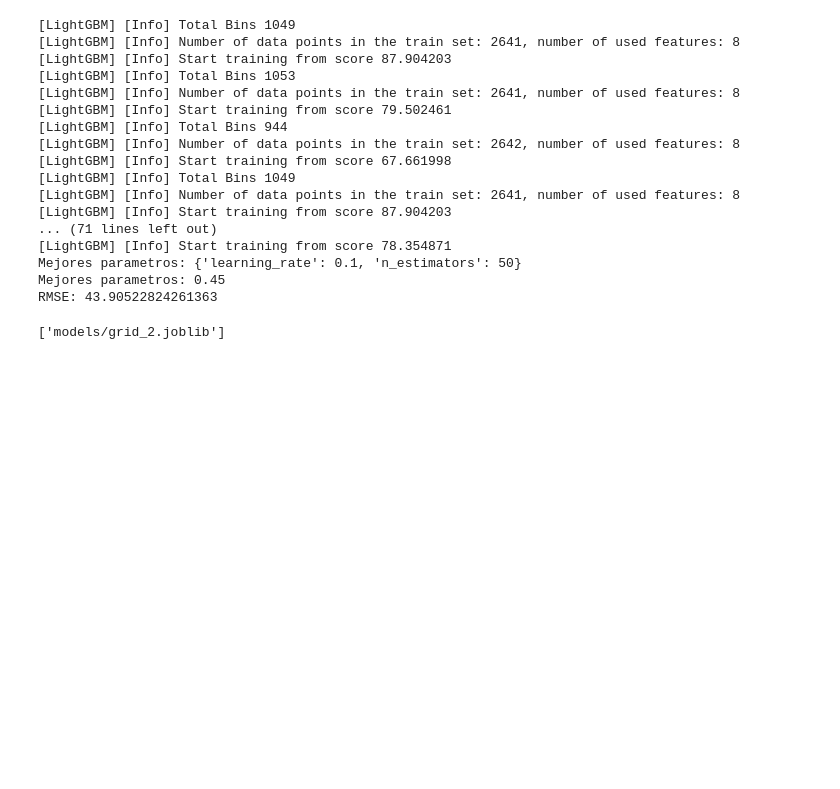
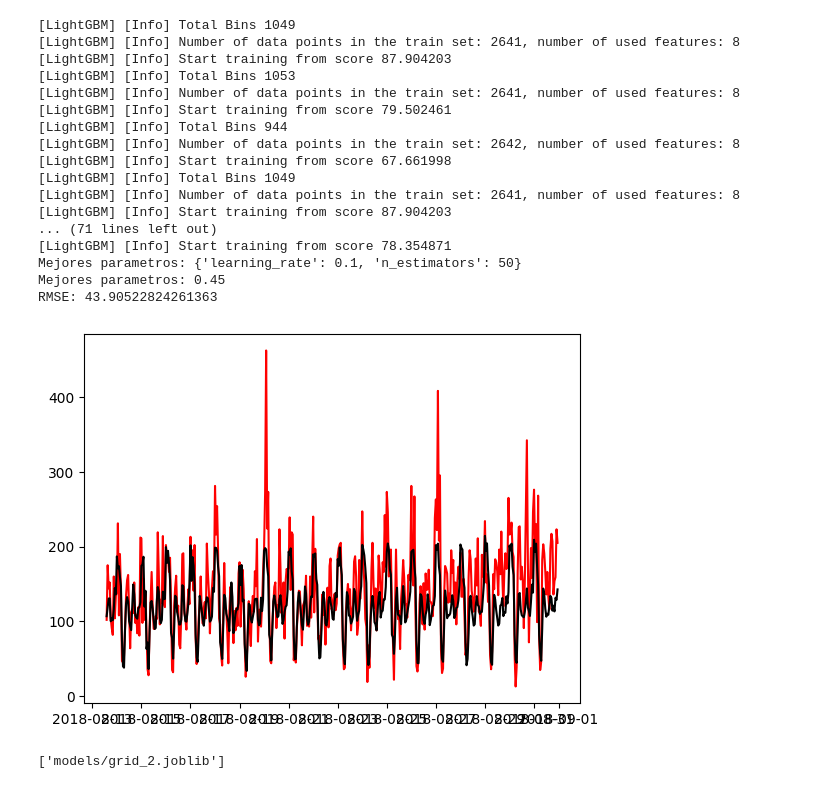
Before and after one commit to santicar1809/taxi_service, a Jupyter notebook: code_13.ipynb, the cells around one changed output. Saved outputs shown, nothing was run; the diff lists cells and outputs as text; code cells hidden in the pictures; blank space fills up the shorter version.

```diff
--- a/code_13.ipynb
+++ b/code_13.ipynb
@@ -375,6 +406,14 @@ print("RMSE:",rmse_3)
 Mejores parametros: {'learning_rate': 0.1, 'n_estimators': 50}
 Mejores parametros: 0.45
 RMSE: 43.90522824261363
+# %%
+pred_3=pd.DataFrame(pred_3,index=target_test.index)
+#plt.plot(target_train,color='blue')
+plt.plot(target_test,color='red')
+plt.plot(pred_3,color='black')
+plt.show()
+# %% [output]
+[figure, added]
 # %%
 joblib.dump(grid_2,'models/grid_2.joblib')
 # %% [output]
```
Also changed, not shown: parts of 9 cells of this notebook, 9 other files.
